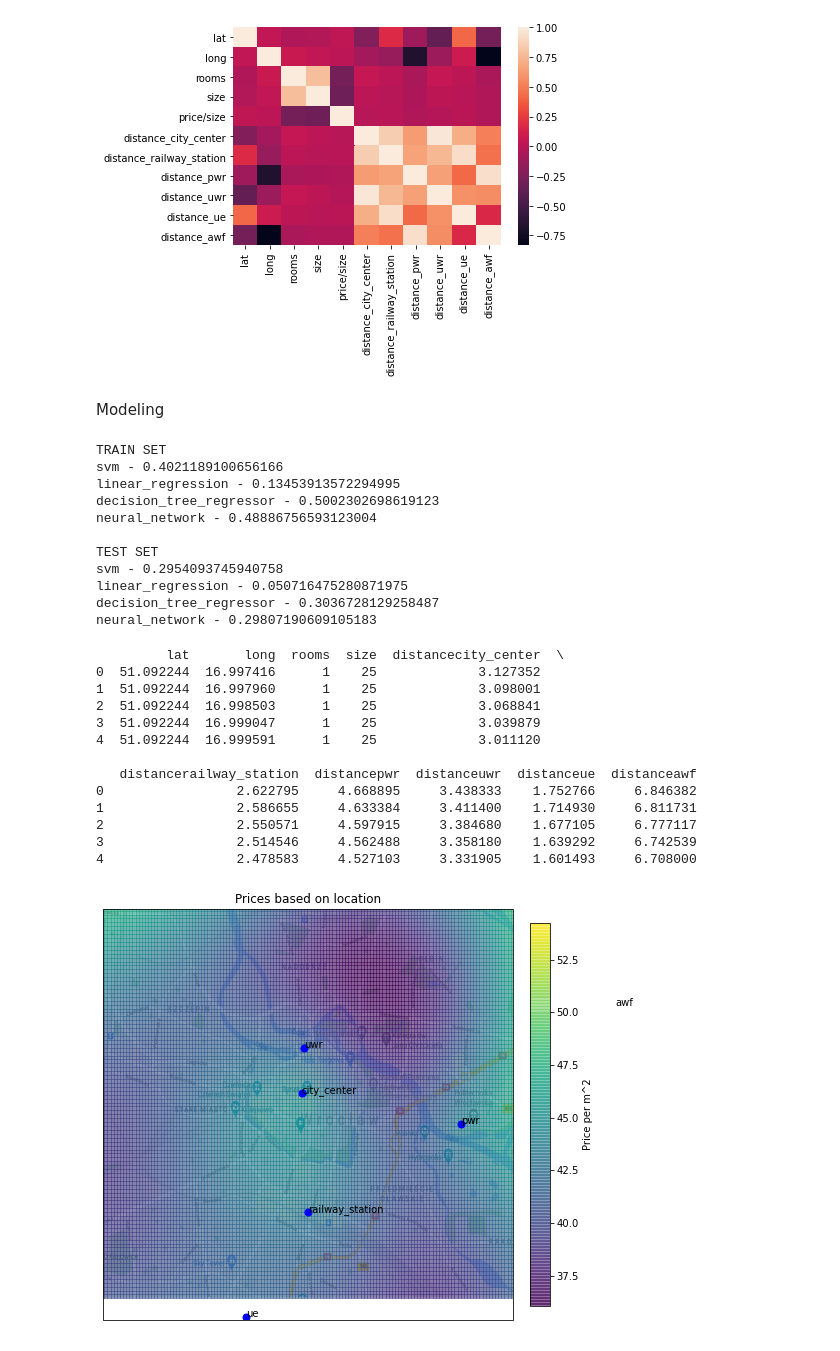
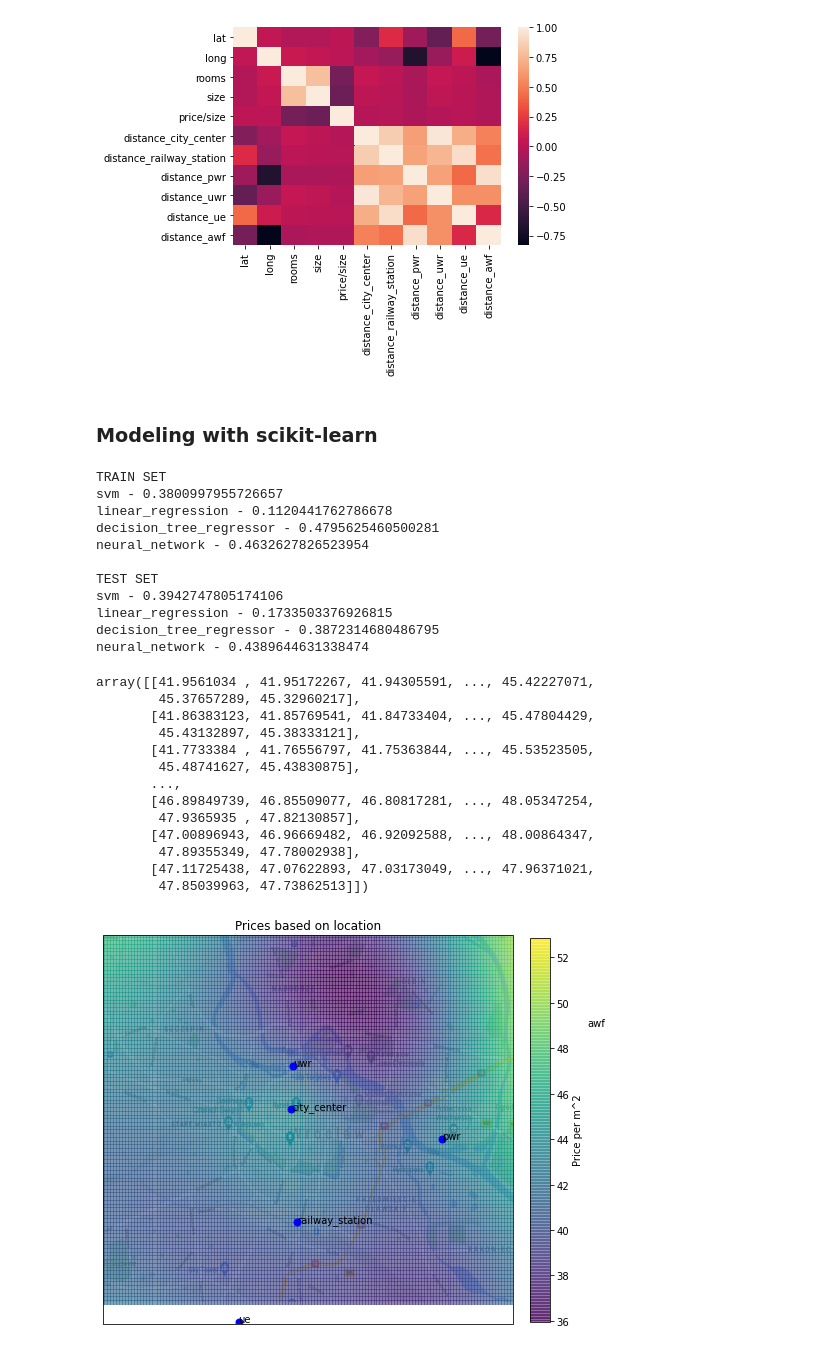
Before and after one commit to mihal09/apartment-rental-prices, a Jupyter notebook: exploration.ipynb, the cells around one changed output. Cells and saved outputs as stored; diff of their text form; code cells hidden in the pictures.

```diff
--- a/exploration.ipynb
+++ b/exploration.ipynb
@@ -16,9 +18,8 @@ from sklearn.svm import SVR
 from sklearn.linear_model import LinearRegression
 from sklearn.neural_network import MLPRegressor
 # %%
-#read data and remove rows with missing values
-df = pd.read_csv('flats.csv')
+#read and see the data from scraping.py
+df = pd.read_csv('flats.csv', )
 df = df.drop(columns=['name'])
-print(df.isna().sum())
-df = df.dropna()
+df.head(10)
 # %% [output]
@@ -105,8 +142,8 @@ sn.heatmap(corrMatrix, annot=False)
 plt.show()
 # %% [output]
 [figure]
-# %% [markdown]
-Modeling
+# %% [markdown]
+### Modeling with scikit-learn
 # %%
 #modeling
 X = df_cut.drop(columns=['price/size']).values
@@ -152,16 +189,16 @@ for name, model in models.items():
     print('{} - {}'.format(name, score))
 # %% [output]
 TRAIN SET
-svm - 0.4021189100656166
-linear_regression - 0.13453913572294995
-decision_tree_regressor - 0.5002302698619123
-neural_network - 0.48886756593123004
+svm - 0.3800997955726657
+linear_regression - 0.1120441762786678
+decision_tree_regressor - 0.4795625460500281
+neural_network - 0.4632627826523954
 
 TEST SET
-svm - 0.2954093745940758
-linear_regression - 0.050716475280871975
-decision_tree_regressor - 0.3036728129258487
-neural_network - 0.29807190609105183
+svm - 0.3942747805174106
+linear_regression - 0.1733503376926815
+decision_tree_regressor - 0.3872314680486795
+neural_network - 0.4389644631338474
 # %%
 #show prices on map
 
@@ -177,15 +214,14 @@ lon, lat = np.meshgrid(lon, lat)
 lon_flattened = lon.reshape(-1)
 lat_flattened = lat.reshape(-1)
 grid_df = pd.DataFrame(data={'lat':lat_flattened,'long':lon_flattened})
-grid_df['rooms'] = 1
-grid_df['size'] = 25
+grid_df['rooms'] = 2
+grid_df['size'] = 50
 
 for place_name, place_location in places.items():
     grid_df['distance'+place_name] = grid_df.apply(lambda x: geopy.distance.distance(
         (x['lat'], x['long']),
         place_location).km, axis=1)
 
-print(grid_df.head())
 grid_matrix = grid_df.values
 
 #scale values
@@ -195,40 +231,41 @@ grid_values = svm.predict(grid_matrix)
 grid_values = grid_values.reshape(height, width)
 #inverse scale predictions
 grid_values = scaler_y.inverse_transform(grid_values)
+grid_values
 # %% [output]
-         lat       long  rooms  size  distancecity_center  \
-0  51.092244  16.997416      1    25             3.127352
-1  51.092244  16.997960      1    25             3.098001
-2  51.092244  16.998503      1    25             3.068841
-3  51.092244  16.999047      1    25             3.039879
-4  51.092244  16.999591      1    25             3.011120
-
-   distancerailway_station  distancepwr  distanceuwr  distanceue  distanceawf
-0                 2.622795     4.668895     3.438333    1.752766     6.846382
-1                 2.586655     4.633384     3.411400    1.714930     6.811731
-2                 2.550571     4.597915     3.384680    1.677105     6.777117
-3                 2.514546     4.562488     3.358180    1.639292     6.742539
-4                 2.478583     4.527103     3.331905    1.601493     6.708000
+array([[41.9561034 , 41.95172267, 41.94305591, ..., 45.42227071,
+        45.37657289, 45.32960217],
+       [41.86383123, 41.85769541, 41.84733404, ..., 45.47804429,
+        45.43132897, 45.38333121],
+       [41.7733384 , 41.76556797, 41.75363844, ..., 45.53523505,
+        45.48741627, 45.43830875],
+       ...,
+       [46.89849739, 46.85509077, 46.80817281, ..., 48.05347254,
+        47.9365935 , 47.82130857],
+       [47.00896943, 46.96669482, 46.92092588, ..., 48.00864347,
+        47.89355349, 47.78002938],
+       [47.11725438, 47.07622893, 47.03173049, ..., 47.96371021,
+        47.85039963, 47.73862513]])
 # %%
 plt.figure(figsize=(8, 8))
 ax = plt.axes(projection=ccrs.PlateCarree())
 plt.title('Prices based on location')
 
 
 img_extent = (16.997416, 17.105600, 51.092244, 51.126107)
-img = plt.imread('wroclaw.png')
+img = plt.imread('img/wroclaw.png')
 plt.pcolormesh(lon, lat, grid_values, transform=ccrs.PlateCarree(), alpha=0.6,
                cmap='viridis')
 ax.imshow(img, origin='upper', extent=img_extent, transform=ccrs.PlateCarree())
 
 
 for name, location in places.items():
     ax.plot(location[1], location[0], 'bo', markersize=7, transform=ccrs.PlateCarree())
     ax.text(location[1], location[0], name, transform=ccrs.PlateCarree())
 
-ax.set_extent((16.997416, 17.068600, 51.090244, 51.126107), crs=ccrs.PlateCarree())
+ax.set_extent((16.997416, 17.072600, 51.090244, 51.126107), crs=ccrs.PlateCarree())
 ax.set_aspect(1587.0/797)
 plt.colorbar(label='Price per m^2', fraction=0.043, pad=0.04)
 plt.show()
 # %% [output]
-[figure, old version]
+[figure, new version]
```
Also changed, not shown: parts of 8 cells of this notebook, 1 other file.
